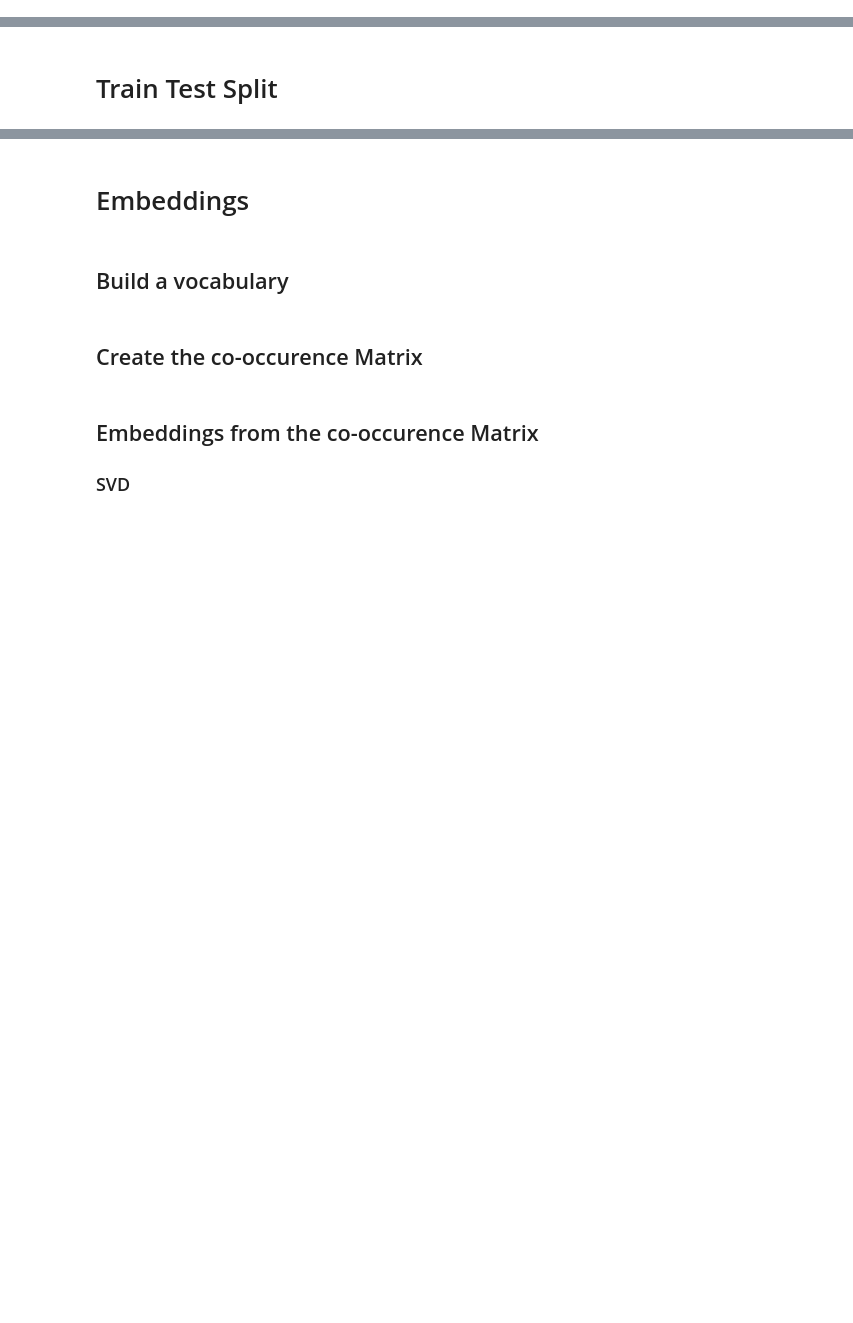
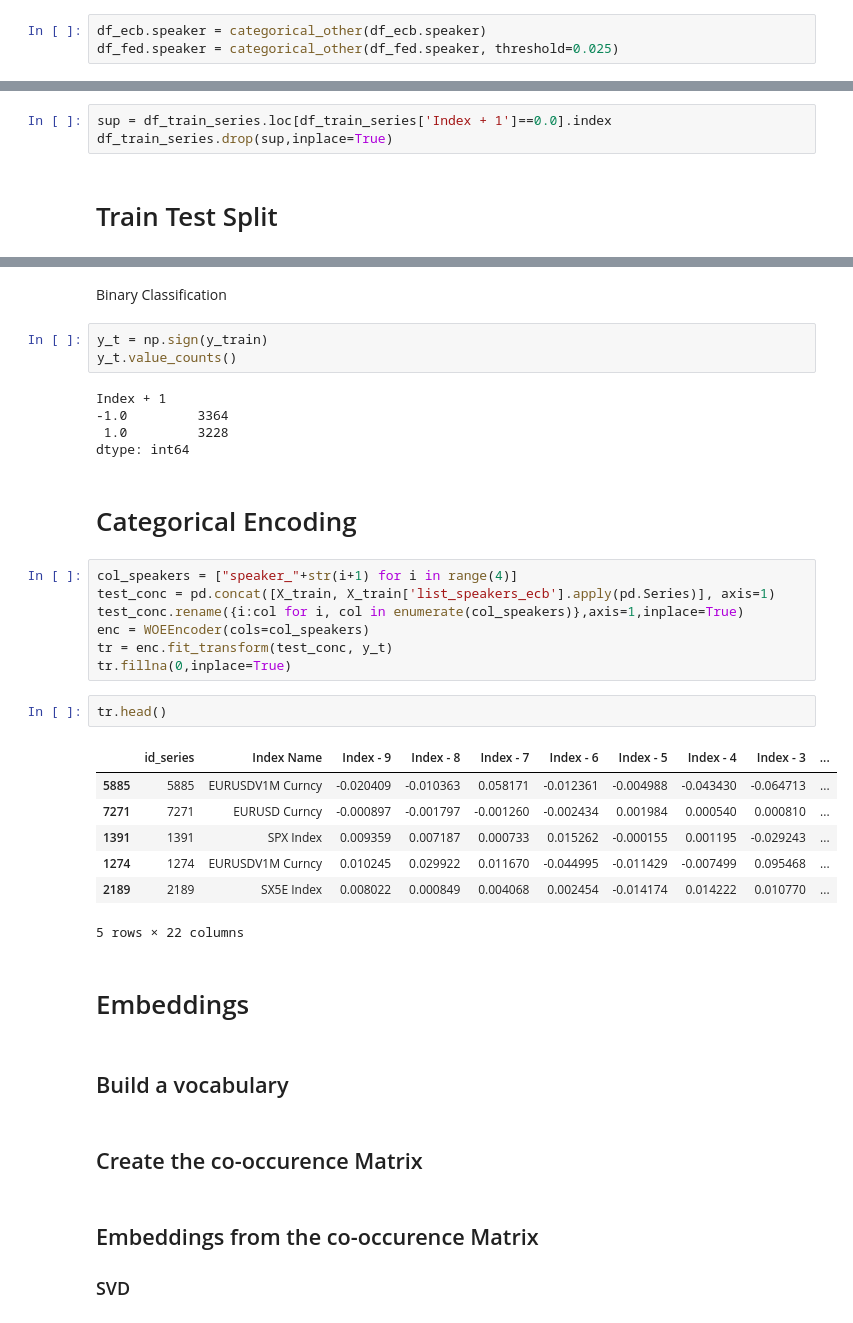
Before and after one commit to vincent-lagarde/Challenge_Natixis_NLP_Finance, a Jupyter notebook: notebooks/data_preprocessing.ipynb, the cells around one changed output, grey strips where cells are left out. Drawn from its saved outputs; the diff is of its cells as text; blank space fills up the shorter version.

Commit message:
:construction: Categorical Encoding

```diff
--- a/notebooks/data_preprocessing.ipynb
+++ b/notebooks/data_preprocessing.ipynb
@@ -98,3 +143,6 @@ np.where(np.array(lenght_texts_ecb).astype('int64')<200)
+# %%
+df_ecb.speaker = categorical_other(df_ecb.speaker)
+df_fed.speaker = categorical_other(df_fed.speaker, threshold=0.025)
 # %% [markdown]
 # Text Concatenation
 # %%
@@ -115,3 +181,6 @@ df_train_series.head()
+# %%
+sup = df_train_series.loc[df_train_series['Index + 1']==0.0].index
+df_train_series.drop(sup,inplace=True)
 # %% [markdown]
 # Train Test Split
 # %%
@@ -126,3 +195,32 @@ print(X_train.shape,y_train.shape)
+# %% [markdown]
+Binary Classification
+# %%
+y_t = np.sign(y_train)
+y_t.value_counts()
+# %% [output]
+Index + 1
+-1.0         3364
+ 1.0         3228
+dtype: int64
+# %% [markdown]
+# Categorical Encoding
+# %%
+col_speakers = ["speaker_"+str(i+1) for i in range(4)]
+test_conc = pd.concat([X_train, X_train['list_speakers_ecb'].apply(pd.Series)], axis=1)
+test_conc.rename({i:col for i, col in enumerate(col_speakers)},axis=1,inplace=True)
+enc = WOEEncoder(cols=col_speakers)
+tr = enc.fit_transform(test_conc, y_t)
+tr.fillna(0,inplace=True)
+# %%
+tr.head()
+# %% [output]
+|  | id_series | Index Name | Index - 9 | Index - 8 | Index - 7 | Index - 6 | Index - 5 | Index - 4 | Index - 3 | ... |
+| 5885 | 5885 | EURUSDV1M Curncy | -0.020409 | -0.010363 | 0.058171 | -0.012361 | -0.004988 | -0.043430 | -0.064713 | ... |
+| 7271 | 7271 | EURUSD Curncy | -0.000897 | -0.001797 | -0.001260 | -0.002434 | 0.001984 | 0.000540 | 0.000810 | ... |
+| 1391 | 1391 | SPX Index | 0.009359 | 0.007187 | 0.000733 | 0.015262 | -0.000155 | 0.001195 | -0.029243 | ... |
+| 1274 | 1274 | EURUSDV1M Curncy | 0.010245 | 0.029922 | 0.011670 | -0.044995 | -0.011429 | -0.007499 | 0.095468 | ... |
+| 2189 | 2189 | SX5E Index | 0.008022 | 0.000849 | 0.004068 | 0.002454 | -0.014174 | 0.014222 | 0.010770 | ... |
+5 rows × 22 columns
 # %% [markdown]
 # Embeddings
 # %% [markdown]
```
Also changed, not shown: parts of 13 cells of this notebook, 3 other files.
